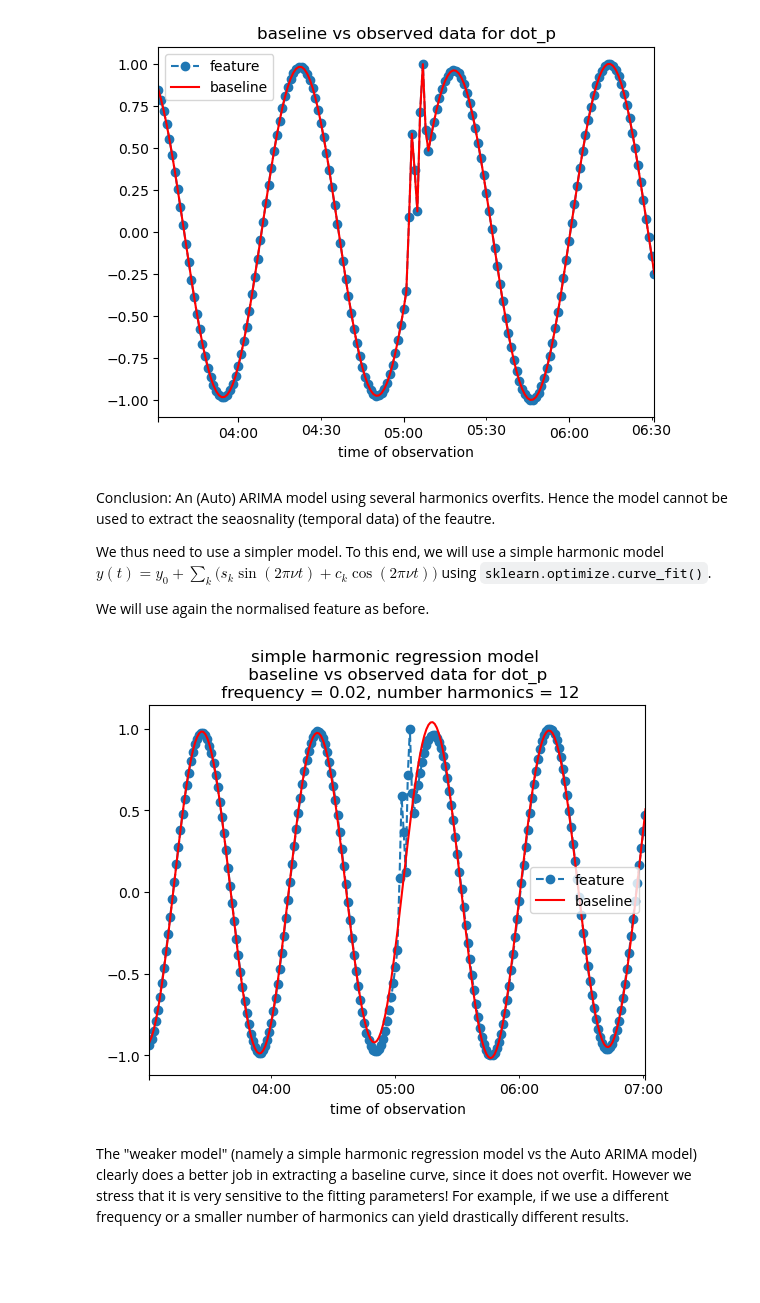
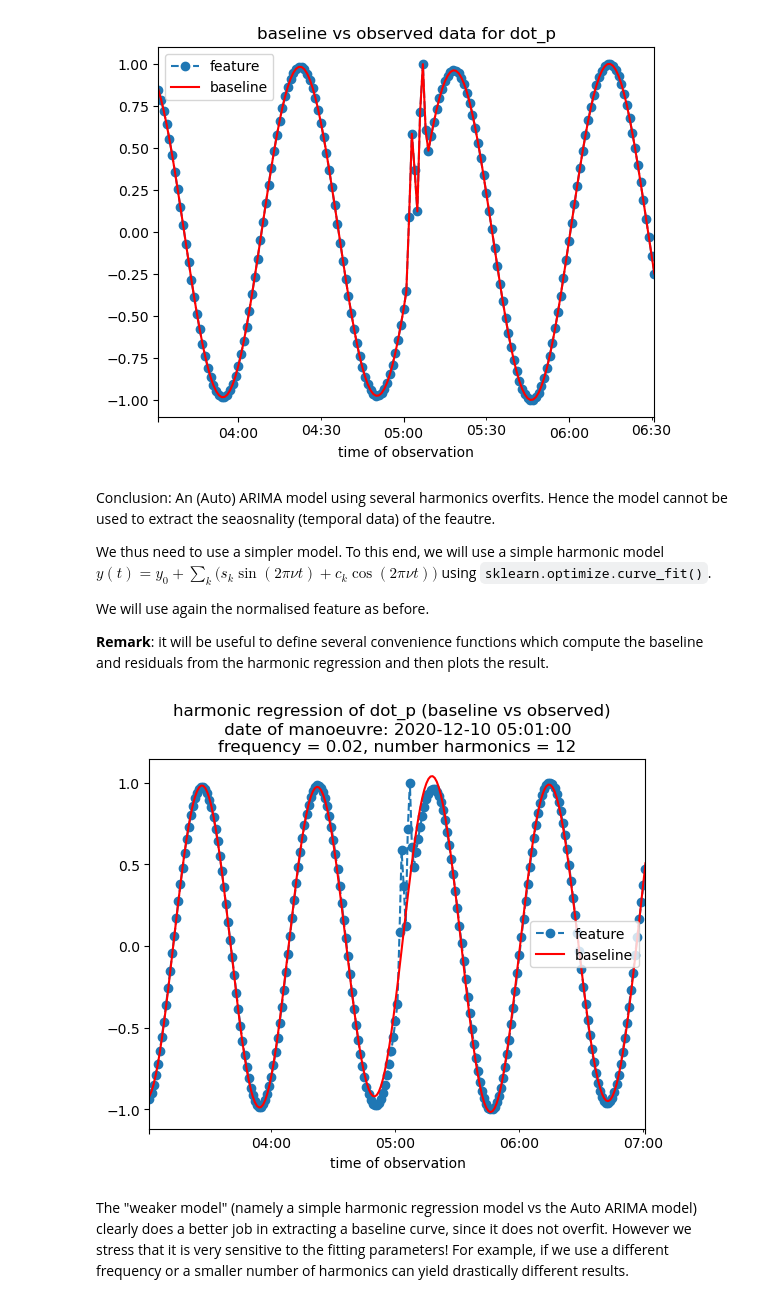
Before and after one commit to dHuberYoumans/DORIS, a Jupyter notebook: notebooks/finding_DORIS.ipynb, the cells around one changed output. Cells and saved outputs as stored; diff of their text form; code cells hidden in the pictures; blank space fills up the shorter version.

```diff
--- a/notebooks/finding_DORIS.ipynb
+++ b/notebooks/finding_DORIS.ipynb
@@ -410,6 +411,8 @@ Conclusion: An (Auto) ARIMA model using several harmonics overfits. Hence the mo
 We thus need to use a simpler model. To this end, we will use a simple harmonic model $y(t) = y_0 + \sum_k \big( s_k \sin(2\pi \nu t) + c_k \cos(2\pi \nu t) \big)$ using ``sklearn.optimize.curve_fit()``.
 
 We will use again the normalised feature as before.
+
+**Remark**: it will be useful to define several convenience functions which compute the baseline and residuals from the harmonic regression and then plots the result.
 # %%
 # HARMONIC MODEL
 def harmonics(x,*params):
@@ -444,50 +518,13 @@ def harmonics(x,*params):
-# %%
-# HARMONIC REGRESSION
-
-# DATE OF MANOEUVRE
-dt = timedelta(hours=2)
-man_date_2 = mans6a2024.reset_index()['start'].iloc[4]
-
-# FEATURE
-feature = dot_p.loc[man_date_2 - dt:man_date_2 + dt]
-
-# NORMALISE FEATURE
-scaler = MinMaxScaler(feature_range=(-1,1))
-
-feature_normalised = pd.Series(
-    scaler.fit_transform(feature.values.reshape(-1,1)).flatten(),
-    index=feature.index,
-    name=feature.name
-    )
-
-# X VALUES = TIME STEPS AT WHICH OBSERVATION HAPPENS 0,1,2,...
-X = np.arange(len(feature_normalised))
-
-# FREQUENCY
-freq = 1/60
-
-# NUMBER OF HARMONICS
-n_harmonics = 12
-
-# GUESS OF INITIAL PARAMETERS
-p0 = [feature_normalised.iloc[0],freq] + list(np.ones(n_harmonics))
-
-fit = curve_fit(harmonics, xdata=X, ydata=feature_normalised.values.flatten(),p0=p0)
-
-# EXTRACT BASELINE
-baseline = pd.Series(harmonics(X,*fit[0]),name='baseline',index=feature_normalised.index)
-
-# PLOT (NROMALISED) FEATURE AND BASELINE
-fig, ax = plt.subplots()
-
-feature_normalised.plot(style='o--',ax=ax,label='feature',legend=True)
-baseline.plot(style='r',ax=ax,label='baseline',legend=True)
-ax.set_xlabel('time of observation')
-ax.set_title(f'simple harmonic regression model \n baseline vs observed data for {feature_normalised.name} \n frequency = {freq:.2f}, number harmonics = {n_harmonics}')
-
-
-plt.show()
-# %% [output]
-[figure, removed]
+# %%
+# HARMONIC REGRESSION
+
+# DATE OF MANOEUVRE
+man_date = str(mans6a2024.reset_index()['start'].iloc[4])
+
+feature, baseline, residuals = harmonic_reg(feature=dot_p,man_date=man_date)
+
+plot_harm_reg(feature=feature,baseline=baseline,residuals=residuals,man_date=man_date,plot_resid=False)
+# %% [output]
+[figure, added]
 # %% [markdown]
 The "weaker model" (namely a simple harmonic regression model vs the Auto ARIMA model) clearly does a better job in extracting a baseline curve, since it does not overfit. However we stress that it is very sensitive to the fitting parameters! For example, if we use a different frequency or a smaller number of harmonics can yield drastically different results.
```
Also changed, not shown: parts of 12 cells of this notebook.
